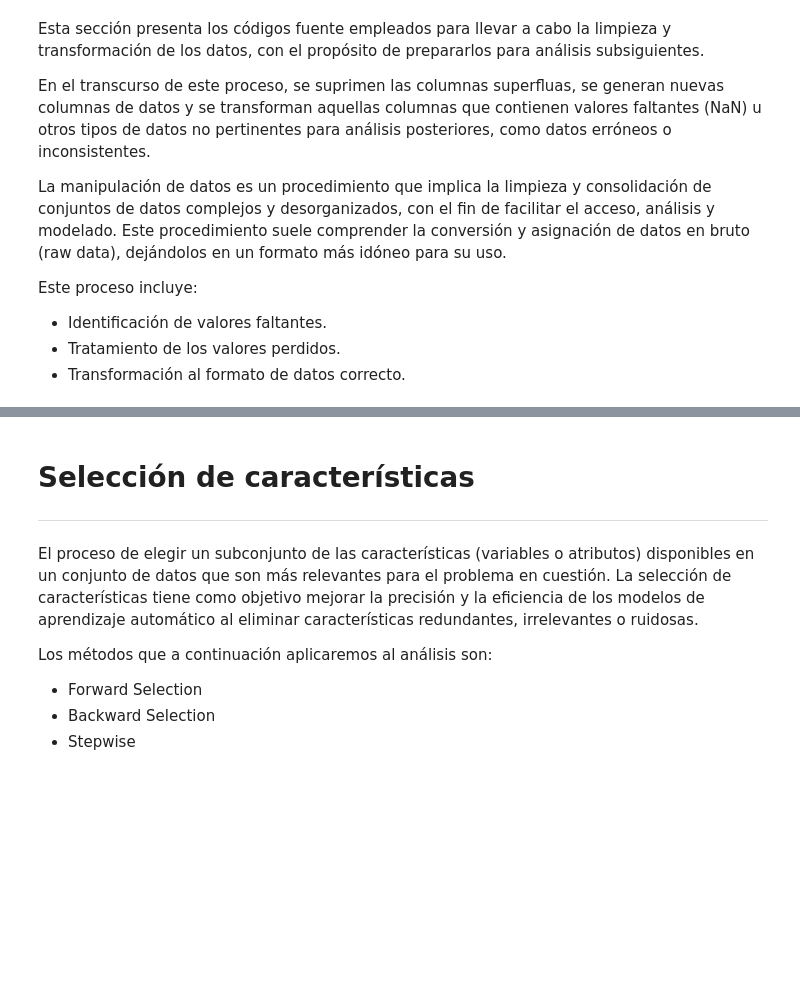
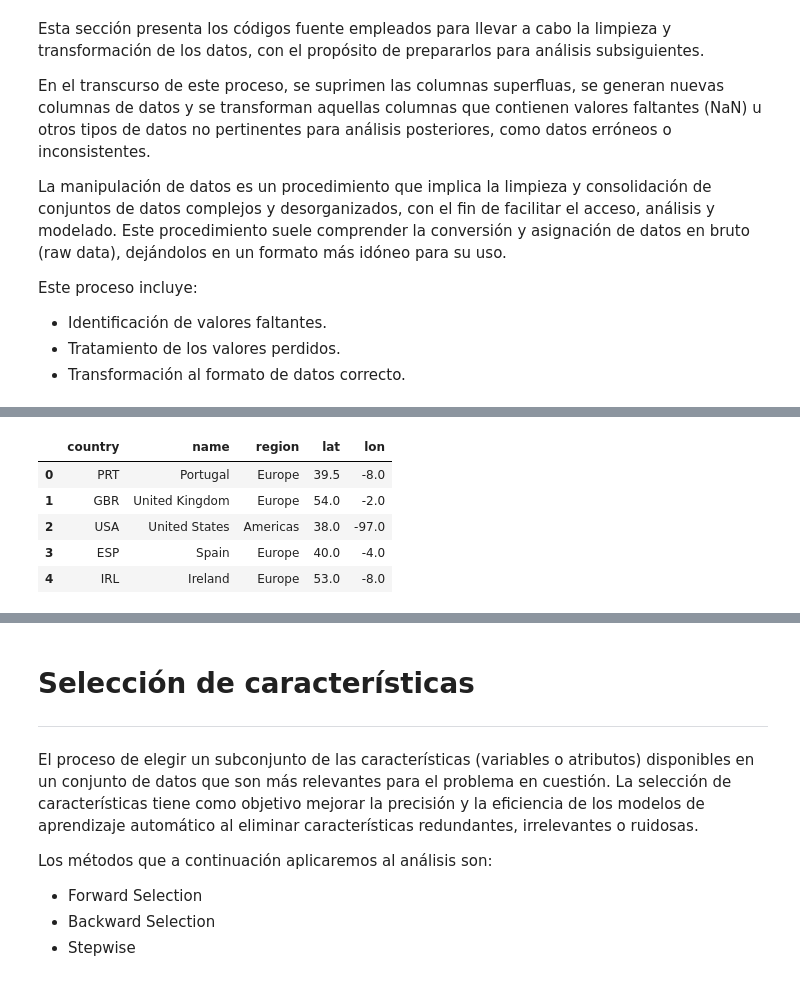
Before and after one commit to omanofx/entregable_1, a Jupyter notebook: Primera_Entrega_Omar_Fernandez.ipynb, the cells around one changed output, grey strips where cells are left out. Saved outputs shown, nothing was run; the diff lists cells and outputs as text; code cells hidden in the pictures; blank space fills up the shorter version.

```diff
--- a/Primera_Entrega_Omar_Fernandez.ipynb
+++ b/Primera_Entrega_Omar_Fernandez.ipynb
@@ -506,4 +385,11 @@ print(fecha_hora_argentina())
 # %%
 # Limpia los países que no tienen código
 df_paises_coordenadas = df_paises_coordenadas[df_paises_coordenadas['country'] != 0]
-df_paises_coordenadas
+df_paises_coordenadas.head()
+# %% [output]
+|  | country | name | region | lat | lon |
+| 0 | PRT | Portugal | Europe | 39.5 | -8.0 |
+| 1 | GBR | United Kingdom | Europe | 54.0 | -2.0 |
+| 2 | USA | United States | Americas | 38.0 | -97.0 |
+| 3 | ESP | Spain | Europe | 40.0 | -4.0 |
+| 4 | IRL | Ireland | Europe | 53.0 | -8.0 |
```
Also changed, not shown: parts of 47 cells of this notebook.
